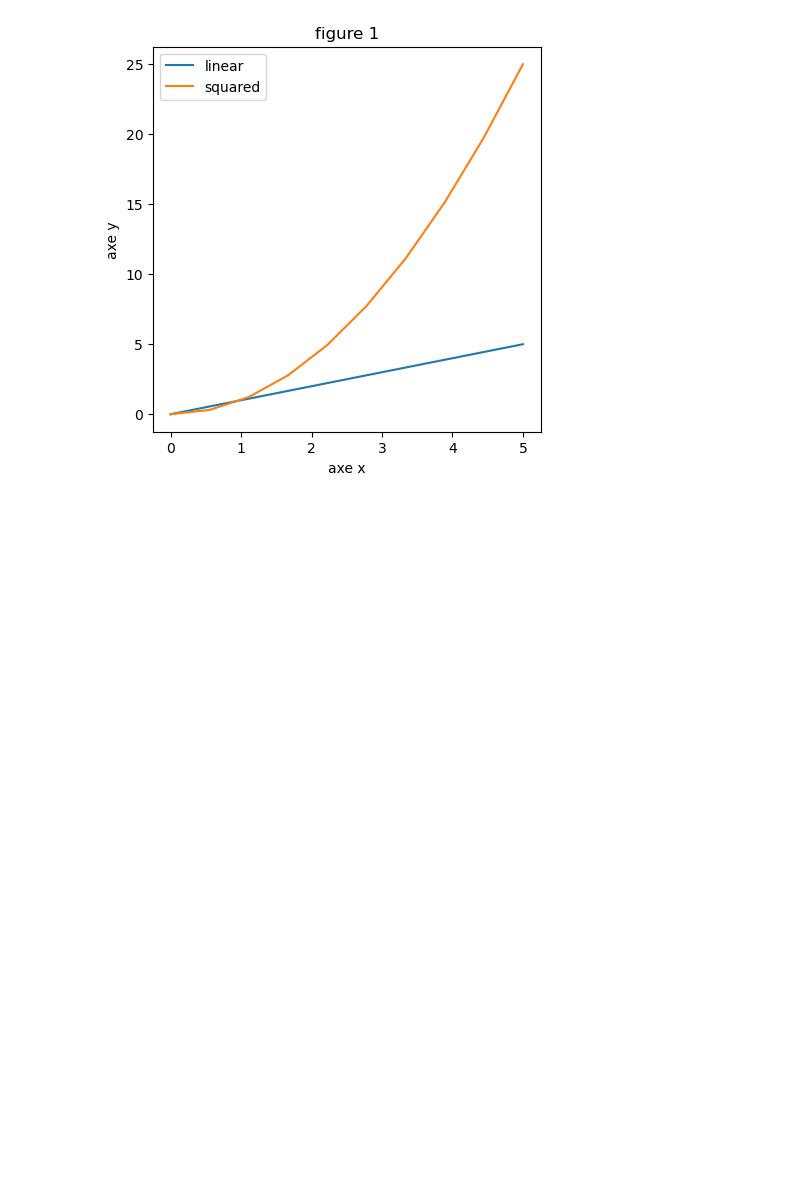
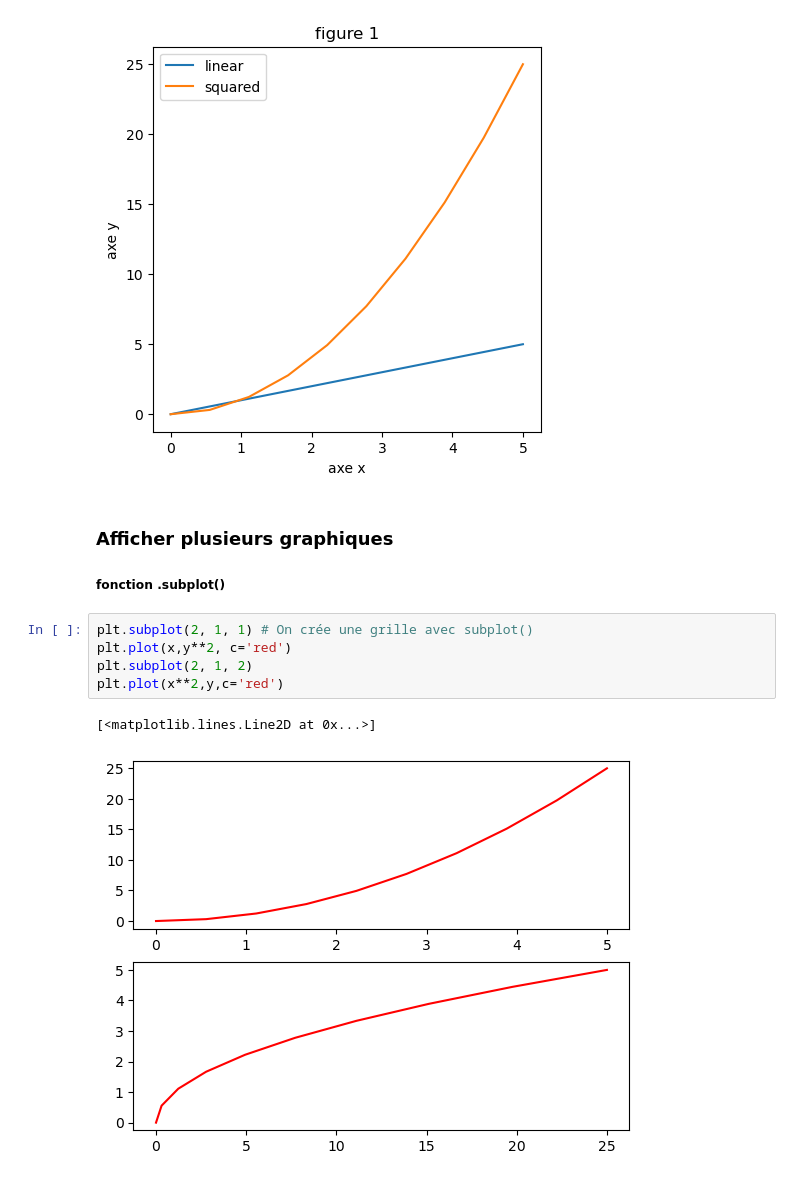
Before and after one commit to FaroukLeCheval/Train_Python_Programms, a Jupyter notebook: Cours_Matplotlib.ipynb, the cells around one changed output. Saved outputs shown, nothing was run; the diff lists cells and outputs as text; blank space fills up the shorter version.

```diff
--- a/Cours_Matplotlib.ipynb
+++ b/Cours_Matplotlib.ipynb
@@ -41,3 +41,14 @@ plt.savefig('.../Results_prog/figure_1.png') # si il est mis après plt.show() i
 plt.show() # toujours à mettre même is dans jupyter on peu s'en passer
 # %% [output]
 [figure]
+# %% [markdown]
+### Afficher plusieurs graphiques
+##### fonction .subplot()
+# %%
+plt.subplot(2, 1, 1) # On crée une grille avec subplot()
+plt.plot(x,y**2, c='red')
+plt.subplot(2, 1, 2)
+plt.plot(x**2,y,c='red')
+# %% [output]
+[<matplotlib.lines.Line2D at 0x...>]
+[figure, added]
```
Also changed, not shown: parts of 8 cells of this notebook.
